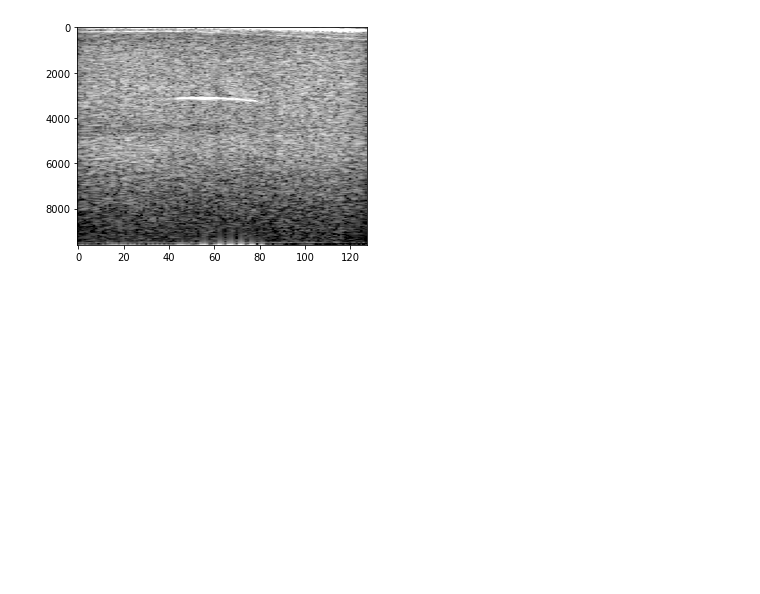
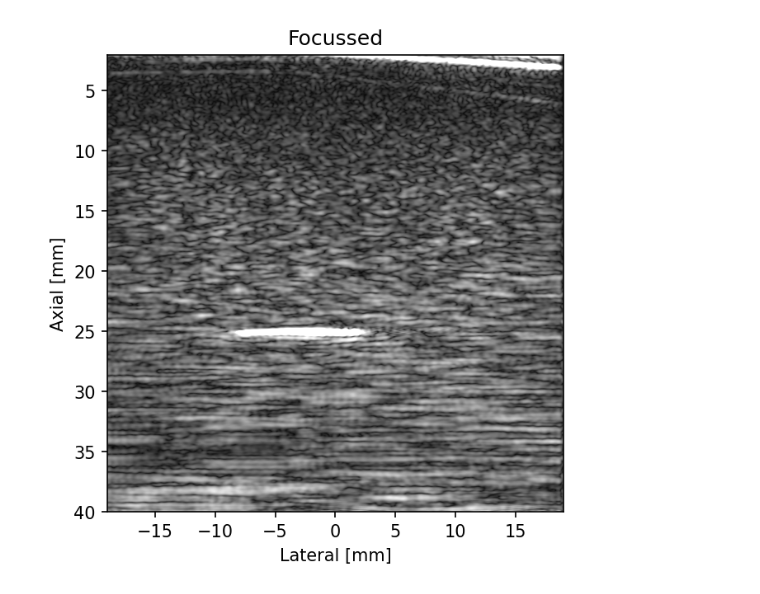
Before and after one commit to wewightman/python-beamformer, a Jupyter notebook: GenFigs.ipynb, the cells around one changed output. Saved outputs shown, nothing was run; the diff lists cells and outputs as text; code cells hidden in the pictures; blank space fills up the shorter version.

```diff
--- a/GenFigs.ipynb
+++ b/GenFigs.ipynb
@@ -26,14 +26,14 @@ focrx = 30E-3   # focal depth of receives
 
 # Reconstruction parameters
 dx = 0.298E-3   # beam spacing of pixels [m]
-dz = lam/4      # axial spacing of pixels [m]
+dz = lam/8      # axial spacing of pixels [m]
 zmin = 2E-3;    # starting depth for reconstruction
-zmax = 60E-3;   # end depth of recon
-nz = np.round((zmax-zmin)/dz)   # number of samples
-usf = 5         # axial upsampling factor [newsamp/oldsamp]
+zmax = 40E-3;   # end depth of recon
+nz = int(np.round((zmax-zmin)/dz))   # number of samples
+usf = 10        # axial upsampling factor [newsamp/oldsamp]
 # %%
-filepw = "C:\\Users\\14142\\OneDrive - Duke University\\Classes\\RIP\\Ultrasound\\unfocused_transmit1.mat"
-filefoc = "C:\\Users\\14142\\OneDrive - Duke University\\Classes\\RIP\\Ultrasound\\focused_transmit1.mat"
+filepw = "/datacommons/ultrasound/wew12/classes/unfocused_transmit1.mat"
+filefoc = "/datacommons/ultrasound/wew12/classes/focused_transmit1.mat"
 
 datapw = matload.loadmat(filepw)['rf']
 datapw = datapw.transpose(0, 2, 1)
@@ -128,0 +131,14 @@ for inde in np.arange(nacq):
+# %%
+extent = 1E3*np.array([np.min(x), np.max(x), zmax, zmin])
+image_pw_us = sig.resample(image_pw, 8*image_pw.shape[0], axis = 0)
+image_pw_us = sig.resample(image_pw_us, 8*image_pw.shape[1], axis = 1)
+env = np.abs(sig.hilbert(image_pw_us, axis=0))
+comp = 0.6
+logged = np.exp(comp*np.log(env/np.percentile(env, 99.9)))
+
+plt.figure(dpi=150)
+plt.imshow(logged, vmin=0, vmax=1, cmap='gray', extent=extent)
+plt.ylabel('Axial [mm]')
+plt.xlabel('Lateral [mm]')
+plt.title("Unfocussed")
+plt.show()
@@ -129,9 +183,15 @@ for inde in np.arange(nacq):
 # %%
-alines_foc = np.array(alines_foc).T
-env = np.abs(sig.hilbert(alines_foc, axis=0))
-logged = 20*np.log10(env/np.percentile(env, 99))
-plt.figure()
-plt.imshow(logged, vmin=-40, vmax=0, cmap='gray', aspect=0.01)
+image_foc_us = sig.resample(image_foc, 8*image_foc.shape[0], axis = 0)
+image_foc_us = sig.resample(image_foc_us, 8*image_foc_us.shape[1], axis = 1)
+env = np.abs(sig.hilbert(image_foc_us, axis=0))
+comp = 0.6
+logged = np.exp(comp*np.log(env/np.percentile(env, 99)))
+
+plt.figure(dpi=150)
+plt.imshow(logged, vmin=0, vmax=1, cmap='gray', extent=extent)
+plt.ylabel('Axial [mm]')
+plt.xlabel('Lateral [mm]')
+plt.title("Focussed")
 plt.show()
 # %% [output]
-[figure, old version]
+[figure, new version]
```
Also changed, not shown: parts of 7 cells of this notebook, 5 other files.
